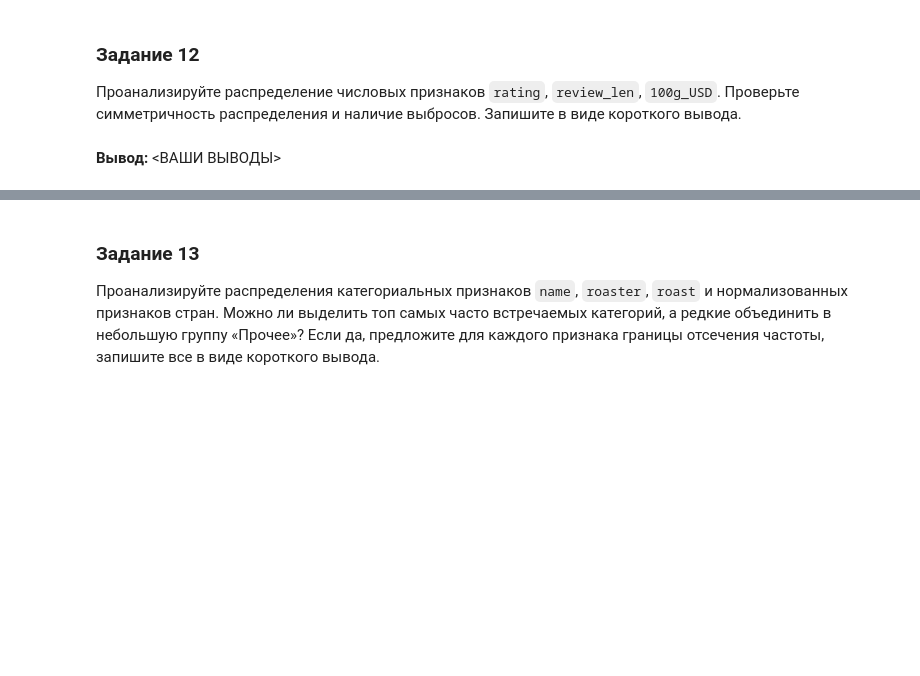
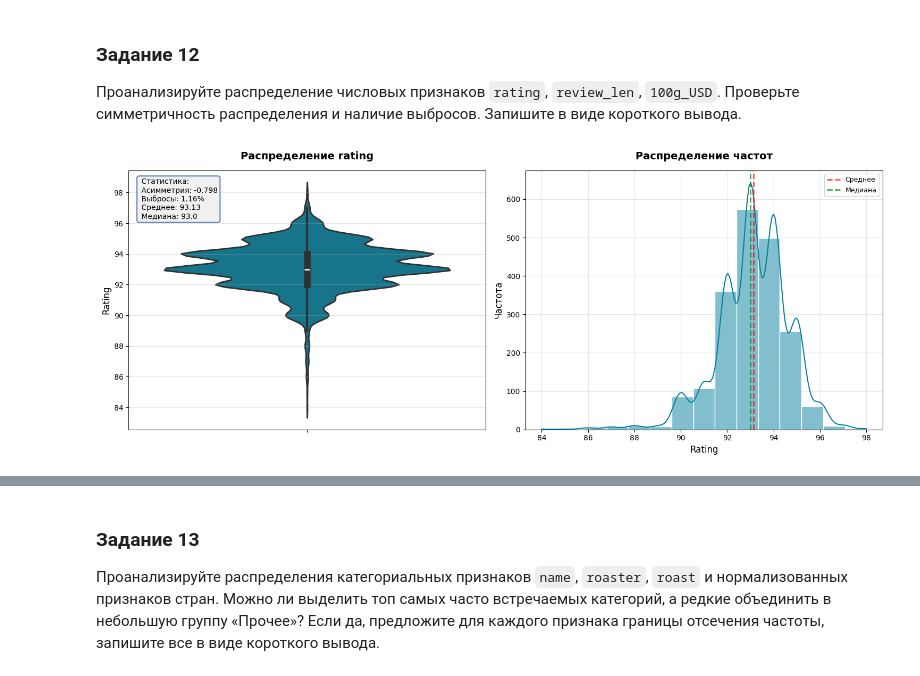
Before and after one commit to ivanchiginev3/MIPT-Machine-Learning-Homeworks, a Jupyter notebook: HW_1/HW_01_ml_ds_2026_Чигинев.ipynb, the cells around one changed output, grey strips where cells are left out. Drawn from its saved outputs; the diff is of its cells as text; code cells hidden in the pictures; blank space fills up the shorter version.

```diff
--- a/HW_1/HW_01_ml_ds_2026_Чигинев.ipynb
+++ b/HW_1/HW_01_ml_ds_2026_Чигинев.ipynb
@@ -114,3 +344,5 @@ from sklearn import preprocessing
+# %%
+df = df.drop(['uid', 'source_review', 'desc_1'], axis = 1)
 # %% [markdown]
 ### Задание 10
 Обработайте пропуски во всех столбцах: либо заполните подходящим значением, либо удалите.
@@ -120,0 +349,3 @@ from sklearn import preprocessing
+# %%
+df = df.dropna(subset=['roast'])
+df['100g_USD'] = df['100g_USD'].fillna(df['100g_USD'].median())
@@ -140,2 +382,18 @@ from sklearn import preprocessing
-# %% [markdown]
-**Вывод:** <ВАШИ ВЫВОДЫ>
+# %%
+def outlier_pct(data):
+    """
+    Возвращает процент выбросов в данных по методу IQR
+    """
+    q1, q3 = np.percentile(data, [25, 75])
+    iqr = q3 - q1
+    lower = q1 - 1.5 * iqr
+    upper = q3 + 1.5 * iqr
+
+    outliers = data[(data < lower) | (data > upper)]
+    return round(len(outliers) / len(data) * 100, 2)
+# %%
+def stats(data):
+    """
+    Возвращает статистику для анализа
+    """
+    return data.skew(), outlier_pct(data), data.mean(), data.median()
@@ -141,0 +450,4 @@ from sklearn import preprocessing
+# %%
+statistics_visualization(df['rating'], 'rating')
+# %% [output]
+[figure, added]
```
Also changed, not shown: parts of 108 cells of this notebook.
